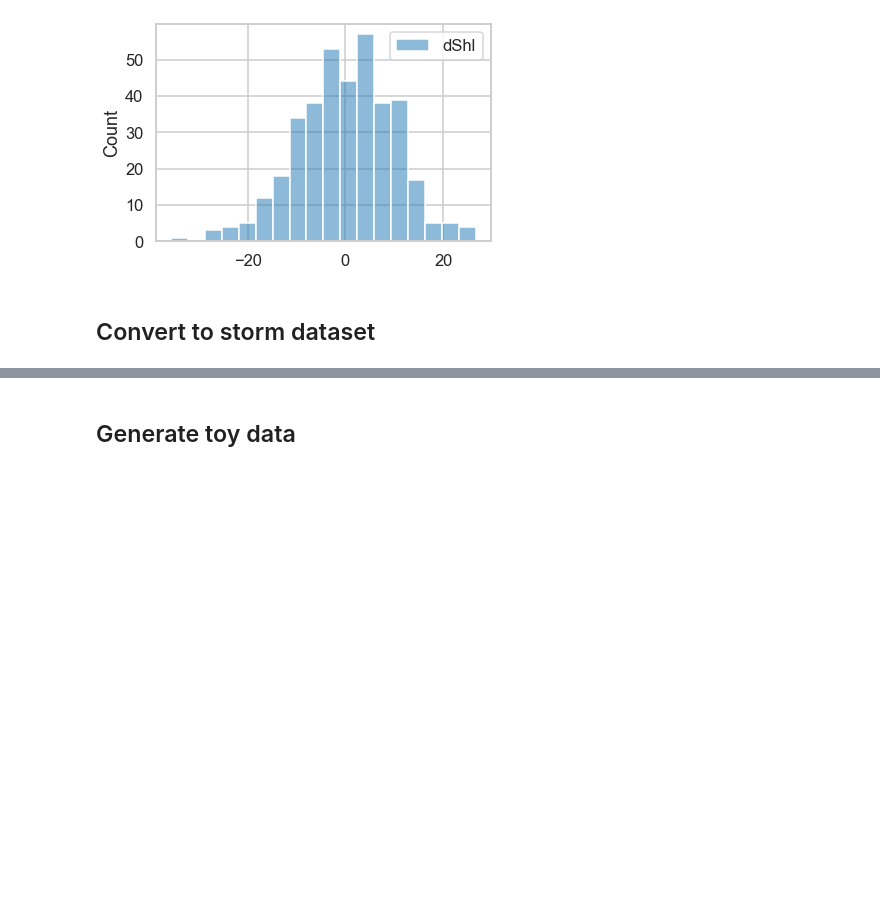
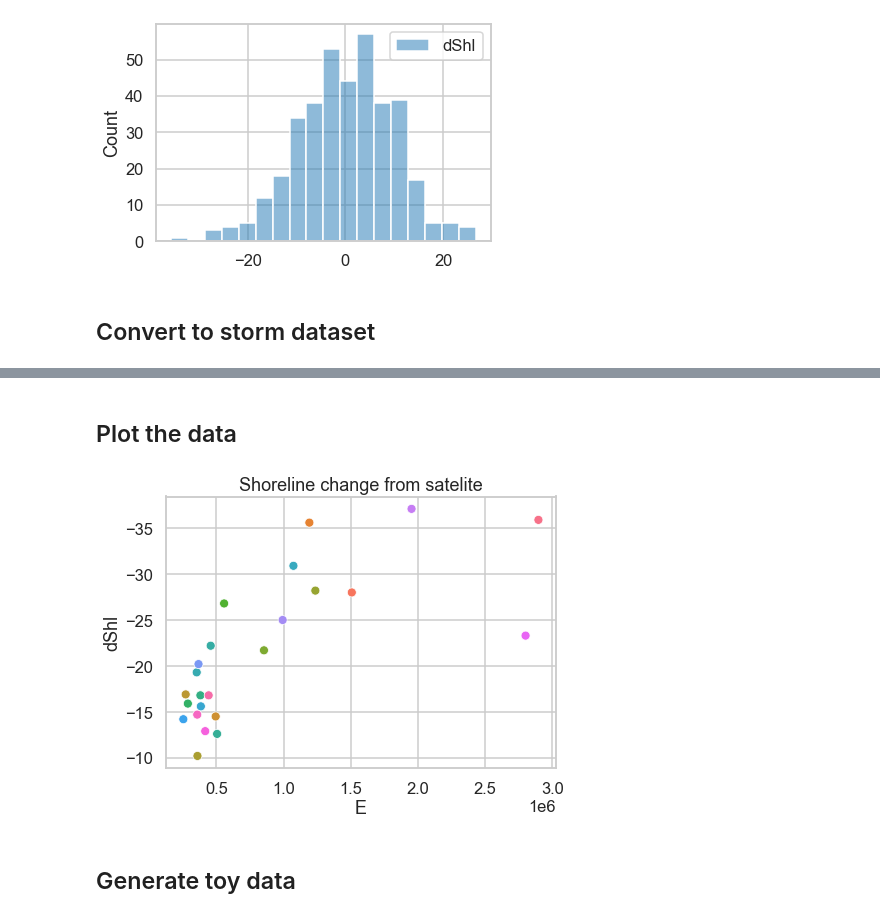
Before and after one commit to simmonsja/bayes-lr-shoreline, a Jupyter notebook: 01_initial_analysis.ipynb, the cells around one changed output, grey strips where cells are left out. Drawn from its saved outputs; the diff is of its cells as text; code cells hidden in the pictures; blank space fills up the shorter version.

```diff
--- a/01_initial_analysis.ipynb
+++ b/01_initial_analysis.ipynb
@@ -63,3 +159,36 @@ None
+# %% [markdown]
+## Plot the data
+# %%
+# clean the data
+plotData = shlData.dropna().copy()
+plotData = plotData.loc[(plotData['E']>250000) & (plotData['Shoreline']<-5)]
+plotData = plotData.drop(plotData.index[(plotData['E']>600000) & (plotData['Shoreline']>-20)])
+
+x, y = plotData['E'].values, -plotData['Shoreline'].values
+
+# and trasnform to logspace
+x_log = np.log(x)
+y_log = np.log(y)
+
+log_scale=False
+fig = plt.figure(figsize=(7, 5))
+ax1 = fig.add_subplot(111)
+
+sns.scatterplot(x='E',y='Shoreline',hue='preDate',data=plotData,ax=ax1)
+
+ax1.set_xlabel('E')
+ax1.set_ylabel('dShl')
+ax1.invert_yaxis()
+# change axes to log - log scale
+if log_scale:
+    plt.xscale('log')
+    plt.yscale('log')
+plt.title('Shoreline change from satelite')
+ax1.get_legend().remove()
+# plt.legend(loc='center', bbox_to_anchor=(1.5,0.5))
+plt.show()
+# %% [output]
+[figure, added]
 # %% [markdown]
 ## Generate toy data
 # %%
```
Also changed, not shown: parts of 11 cells of this notebook.
